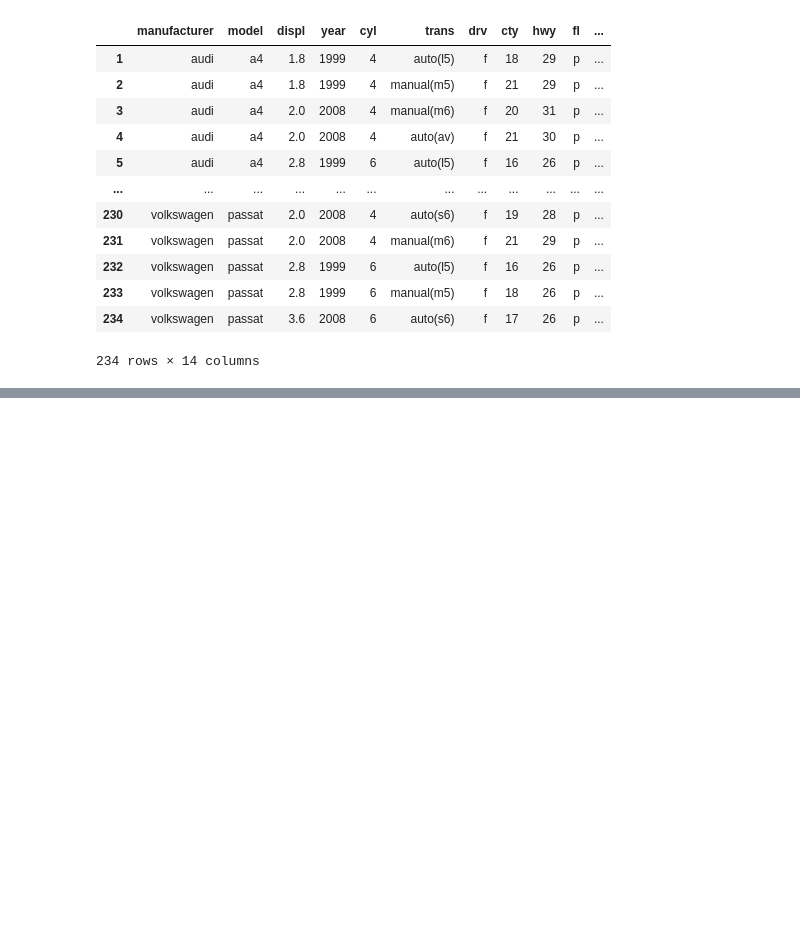
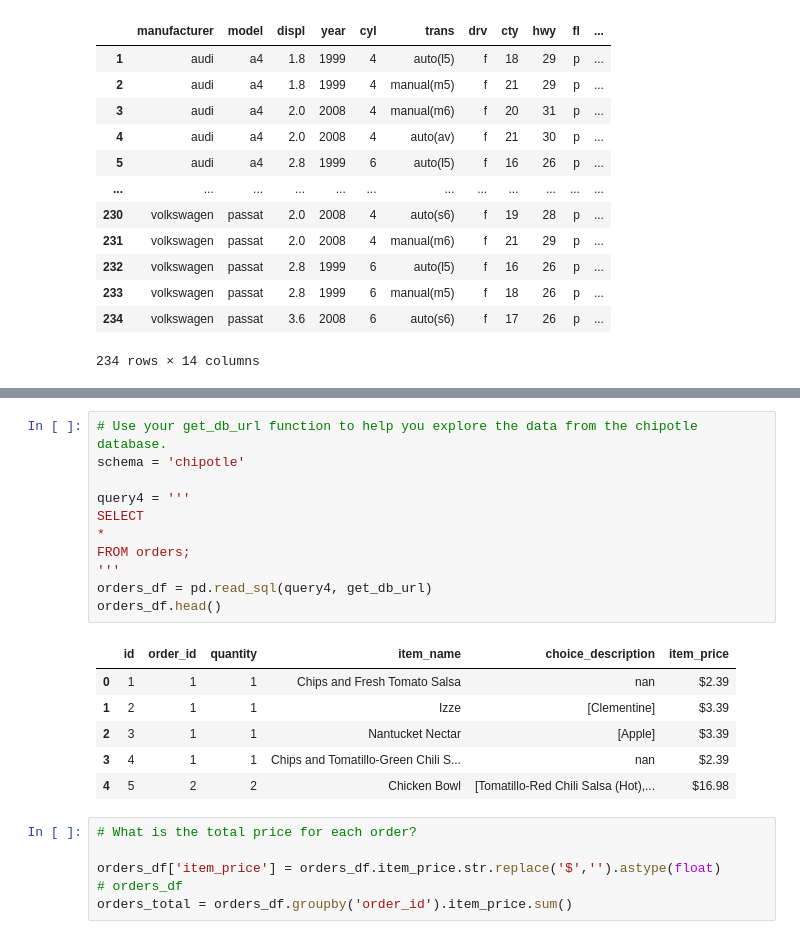
Before and after one commit to Larry-Holmes/numpy-pandas-visualization-exercises, a Jupyter notebook: advanced_dataframes.ipynb, the cells around one changed output, grey strips where cells are left out. Drawn from its saved outputs; the diff is of its cells as text; blank space fills up the shorter version.

```diff
--- a/advanced_dataframes.ipynb
+++ b/advanced_dataframes.ipynb
@@ -342,0 +384,24 @@ mpg_df
+# %%
+# Use your get_db_url function to help you explore the data from the chipotle database.
+schema = 'chipotle'
+
+query4 = '''
+SELECT
+*
+FROM orders;
+'''
+orders_df = pd.read_sql(query4, get_db_url)
+orders_df.head()
+# %% [output]
+|  | id | order_id | quantity | item_name | choice_description | item_price |
+| 0 | 1 | 1 | 1 | Chips and Fresh Tomato Salsa | nan | $2.39 |
+| 1 | 2 | 1 | 1 | Izze | [Clementine] | $3.39 |
+| 2 | 3 | 1 | 1 | Nantucket Nectar | [Apple] | $3.39 |
+| 3 | 4 | 1 | 1 | Chips and Tomatillo-Green Chili S... | nan | $2.39 |
+| 4 | 5 | 2 | 2 | Chicken Bowl | [Tomatillo-Red Chili Salsa (Hot),... | $16.98 |
+# %%
+# What is the total price for each order?
+
+orders_df['item_price'] = orders_df.item_price.str.replace('$','').astype(float)
+# orders_df
+orders_total = orders_df.groupby('order_id').item_price.sum()
```
Also changed, not shown: parts of 11 cells of this notebook, 2 other files.
